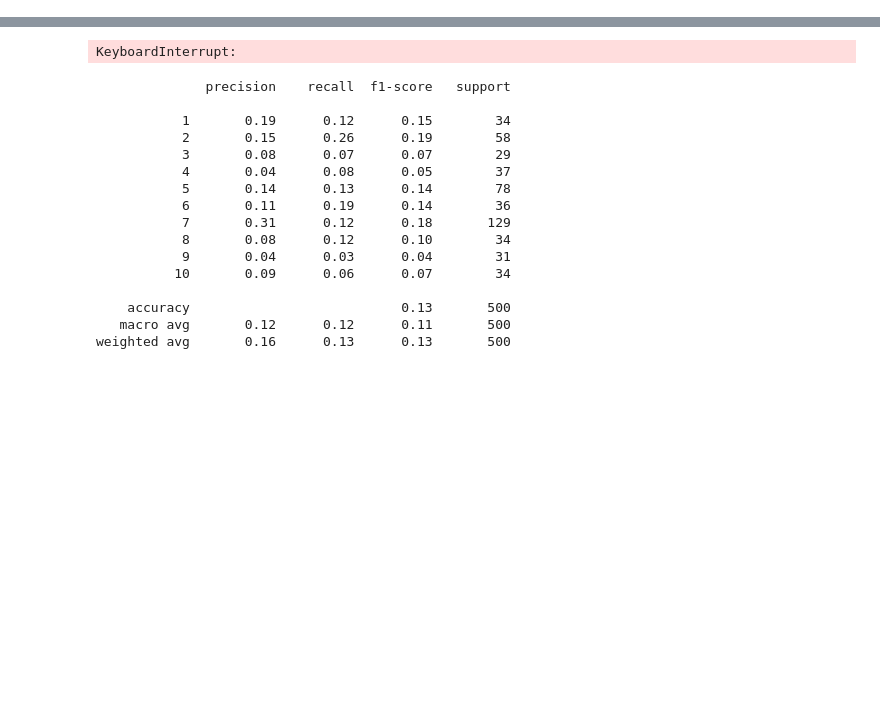
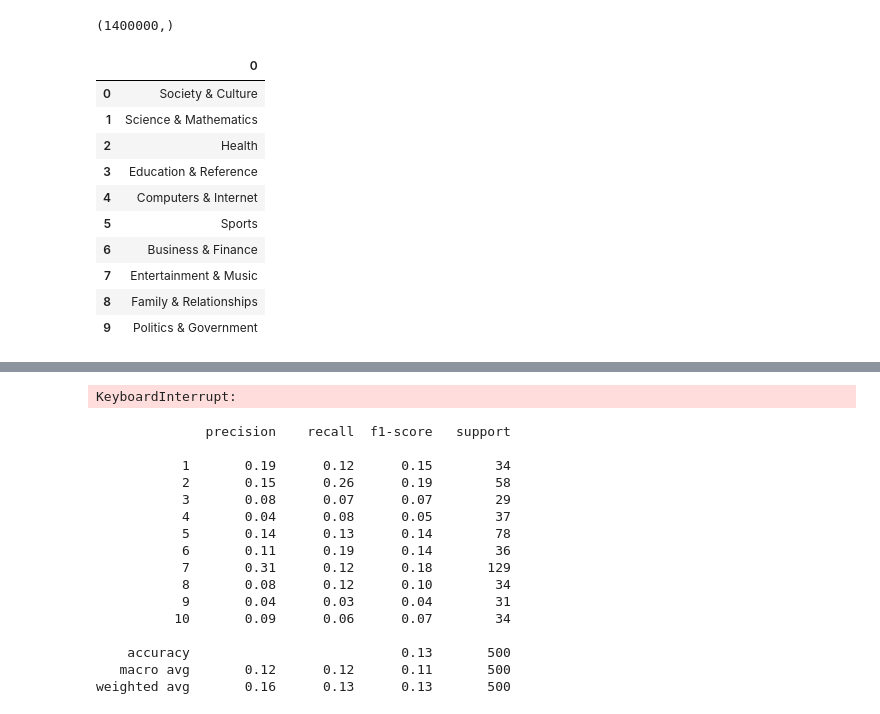
Before and after one commit to TheodorEmanuelsson/YahooEmbeddings, a Jupyter notebook: test.ipynb, the cells around one changed output, grey strips where cells are left out. Cells and saved outputs as stored; diff of their text form; code cells hidden in the pictures; blank space fills up the shorter version.

```diff
--- a/test.ipynb
+++ b/test.ipynb
@@ -11,7 +11,7 @@ from models import DistributedBagOfWords
 cwd = Path.cwd()
 data_path = cwd / 'data'
 # Read the data
-classes = pd.read_csv(data_path / 'classes.txt')
+classes = pd.read_csv(data_path / 'classes.txt', header = None)
 train = pd.read_csv(data_path / 'train.csv', header=None)
 train.rename(columns={0: 'label', 1: 'question_title', 2: 'question_content', 3: 'best_answer'}, inplace=True)
 train.fillna('', inplace=True)
@@ -23,3 +23,21 @@ X_train = train.drop('label', axis=1)
 y_train = train['label']
 X_test = test.drop('label', axis=1)
 y_test = test['label']
+# %%
+y_train.shape
+# %% [output]
+(1400000,)
+# %%
+classes
+# %% [output]
+|  | 0 |
+| 0 | Society & Culture |
+| 1 | Science & Mathematics |
+| 2 | Health |
+| 3 | Education & Reference |
+| 4 | Computers & Internet |
+| 5 | Sports |
+| 6 | Business & Finance |
+| 7 | Entertainment & Music |
+| 8 | Family & Relationships |
+| 9 | Politics & Government |
```
Also changed, not shown: parts of 11 cells of this notebook, 1 other file.
